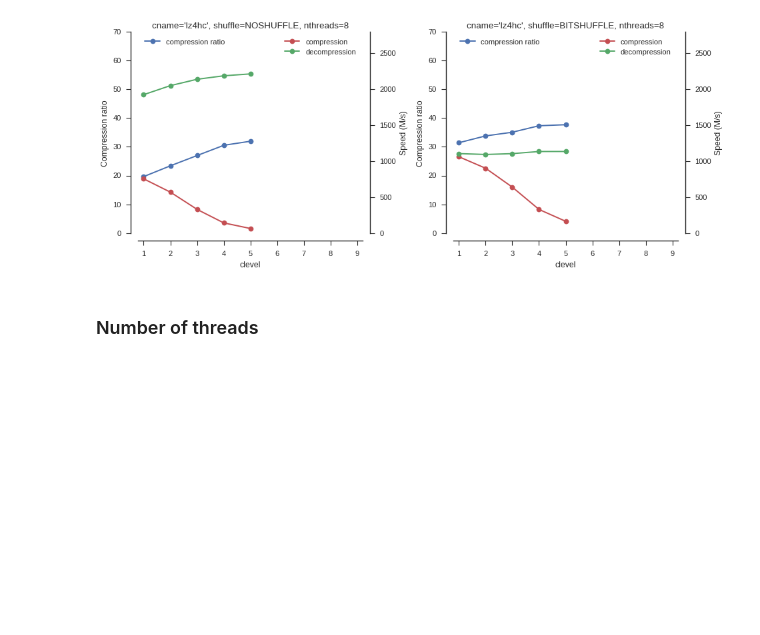
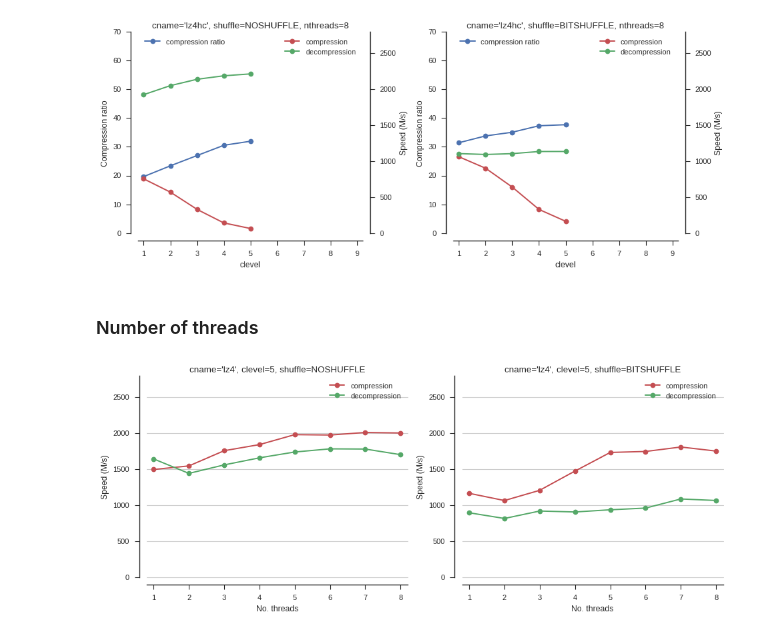
Before and after one commit to alimanfoo/alimanfoo.github.io, a Jupyter notebook: _posts/2016-09-21-genotype-compression-benchmark.ipynb, the cells around one changed output. Saved outputs shown, nothing was run; the diff lists cells and outputs as text; code cells hidden in the pictures; blank space fills up the shorter version.

Commit message:
benchmark nthreads

```diff
--- a/_posts/2016-09-21-genotype-compression-benchmark.ipynb
+++ b/_posts/2016-09-21-genotype-compression-benchmark.ipynb
@@ -476,0 +518,39 @@ fig_blosc_bench('lz4hc', 8, clevels=range(1, 6))
+# %%
+def plot_bench_blosc_nthreads(cname, clevel, shuffle, ax=None):
+    fn = os.path.join(data_dir, 'blosc_nthreads.%s.%s.%s.npz' % (cname, clevel, shuffle))
+    results = np.load(fn)
+    palette = sns.color_palette()
+
+    if ax is None:
+        fig, ax = plt.subplots()
+    sns.despine(ax=ax, offset=10)
+
+    # plot speeds
+    x = range(1, 9)
+    sns.despine(ax=ax, offset=10)
+    yc = (data.nbytes / 2**20) / results['compress_times'].min(axis=1)
+    ax.plot(x, yc, marker='o', color=palette[2], label='compression')
+    yd = (data.nbytes / 2**20) / results['decompress_times'].min(axis=1)
+    ax.plot(x, yd, marker='o', color=palette[1], label='decompression')
+    ax.set_ylim(0, 2800)
+    ax.legend(loc='upper right')
+    ax.set_ylabel('Speed (M/s)')
+    ax.set_xlim(0.8, 8.2)
+    ax.set_xlabel('No. threads')
+    ax.grid(axis='y')
+
+    ax.set_title('cname=%r, clevel=%s, shuffle=%s' % (cname, clevel, shuffle_labels[shuffle]))
+# %%
+def fig_blosc_bench_nthreads(cname, clevel):
+    bench_blosc_nthreads(cname, clevel, shuffle=NOSHUFFLE)
+    bench_blosc_nthreads(cname, clevel, shuffle=BITSHUFFLE)
+    fig = plt.figure(figsize=(12, 5))
+    ax = fig.add_subplot(1, 2, 1)
+    plot_bench_blosc_nthreads(cname, clevel, shuffle=NOSHUFFLE, ax=ax)
+    ax = fig.add_subplot(1, 2, 2)
+    plot_bench_blosc_nthreads(cname, clevel, shuffle=BITSHUFFLE, ax=ax)
+    fig.tight_layout()
+# %%
+fig_blosc_bench_nthreads('lz4', 5)
+# %% [output]
+[figure, added]
```
Also changed, not shown: parts of 20 cells of this notebook, 10 other files.
